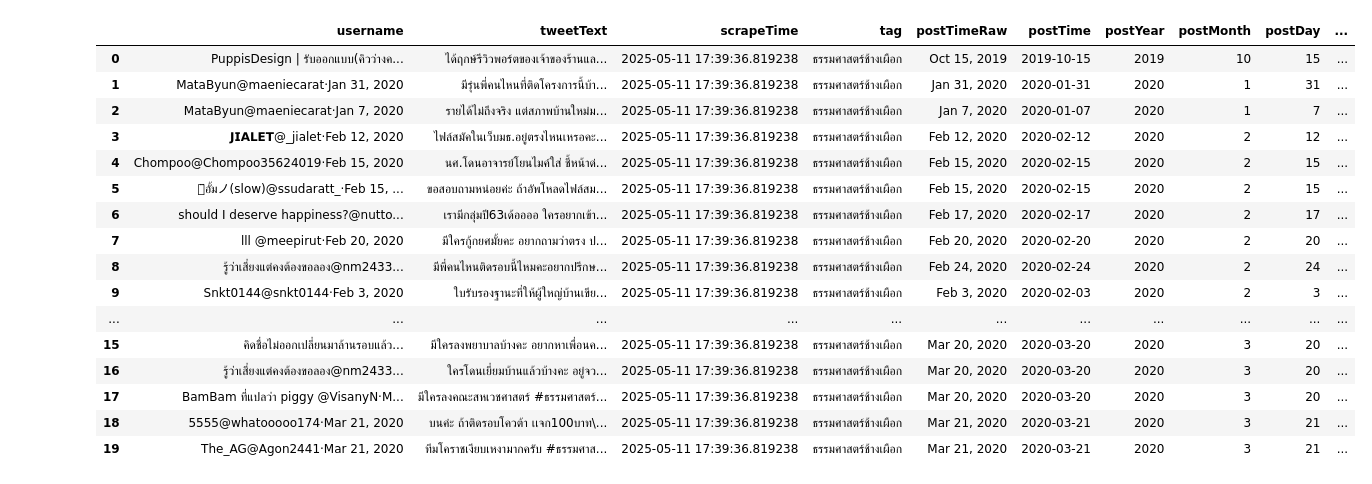
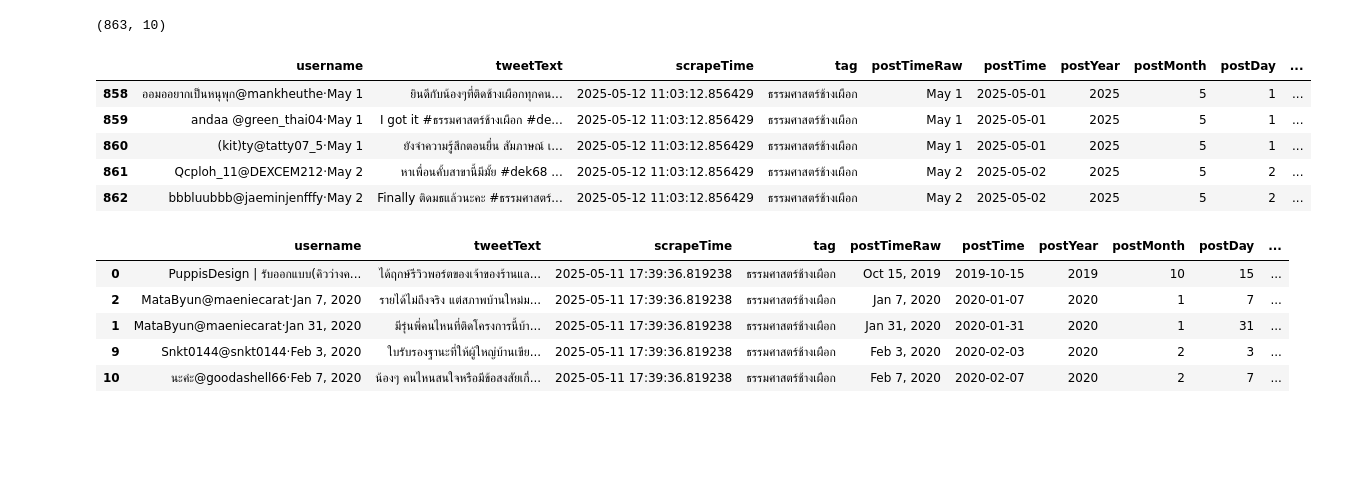
Before and after one commit to sunwasan/DSI321-big-data-infrastructure, a Jupyter notebook: src/jupyter/notebook.ipynb, the cells around one changed output. Saved outputs shown, nothing was run; the diff lists cells and outputs as text; code cells hidden in the pictures; blank space fills up the shorter version.

```diff
--- a/src/jupyter/notebook.ipynb
+++ b/src/jupyter/notebook.ipynb
@@ -53,24 +19,24 @@ all_parquet = list(data_dir.rglob("*.parquet"))
 # %%
 import pandas as pd
 df = pd.read_parquet(all_parquet)
+df.sort_values(by=['postTime'], ascending=True, inplace=True)
+df.drop_duplicates(subset="tweetText")
 df['index'] = df.index + 1
 df['postTime'] = df['postTime'].dt.strftime('%Y-%m-%d')
-df.head(20)
+print(df.shape)
+display(df.tail(5))
+display(df.head(5))
 # %% [output]
+(863, 10)
 |  | username | tweetText | scrapeTime | tag | postTimeRaw | postTime | postYear | postMonth | postDay | ... |
-| 0 | PuppisDesign | รับออกแบบ(คิวว่างค... | ได้ฤกษ์รีวิวพอร์ตของเจ้าของร้านแล... | 2025-05-11 17:39:36.819238 | ธรรมศาสตร์ช้างเผือก | Oct 15, 2019 | 2019-10-15 | 2019 | 10 | 15 | ... |
-| 1 | MataByun@maeniecarat·Jan 31, 2020 | มีรุ่นพี่คนไหนที่ติดโครงการนี้บ้า... | 2025-05-11 17:39:36.819238 | ธรรมศาสตร์ช้างเผือก | Jan 31, 2020 | 2020-01-31 | 2020 | 1 | 31 | ... |
-| 2 | MataByun@maeniecarat·Jan 7, 2020 | รายได้ไม่ถึงจริง แต่สภาพบ้านใหม่ม... | 2025-05-11 17:39:36.819238 | ธรรมศาสตร์ช้างเผือก | Jan 7, 2020 | 2020-01-07 | 2020 | 1 | 7 | ... |
-| 3 | 𝗝𝗜𝗔𝗟𝗘𝗧@_jialet·Feb 12, 2020 | ไฟล์สมัคในเว็บมธ.อยู่ตรงไหนเหรอคะ... | 2025-05-11 17:39:36.819238 | ธรรมศาสตร์ช้างเผือก | Feb 12, 2020 | 2020-02-12 | 2020 | 2 | 12 | ... |
-| 4 | Chompoo@Chompoo35624019·Feb 15, 2020 | นศ.โดนอาจารย์โยนไมค์ใส่ ชี้หน้าด่... | 2025-05-11 17:39:36.819238 | ธรรมศาสตร์ช้างเผือก | Feb 15, 2020 | 2020-02-15 | 2020 | 2 | 15 | ... |
-| 5 | ᯅ̈อั้มノ(slow)@ssudaratt_·Feb 15, ... | ขอสอบถามหน่อยค่ะ ถ้าอัพโหลดไฟล์สม... | 2025-05-11 17:39:36.819238 | ธรรมศาสตร์ช้างเผือก | Feb 15, 2020 | 2020-02-15 | 2020 | 2 | 15 | ... |
-| 6 | should I deserve happiness?@nutto... | เรามีกลุ่มปี63เด้ออออ ใครอยากเข้า... | 2025-05-11 17:39:36.819238 | ธรรมศาสตร์ช้างเผือก | Feb 17, 2020 | 2020-02-17 | 2020 | 2 | 17 | ... |
-| 7 | lll @meepirut·Feb 20, 2020 | มีใครกู้กยศมั้ยคะ อยากถามว่าตรง ป... | 2025-05-11 17:39:36.819238 | ธรรมศาสตร์ช้างเผือก | Feb 20, 2020 | 2020-02-20 | 2020 | 2 | 20 | ... |
-| 8 | รู้ว่าเสี่ยงแต่คงต้องขอลอง@nm2433... | มีพี่คนไหนติดรอบนี้ไหมคะอยากปรึกษ... | 2025-05-11 17:39:36.819238 | ธรรมศาสตร์ช้างเผือก | Feb 24, 2020 | 2020-02-24 | 2020 | 2 | 24 | ... |
-| 9 | Snkt0144@snkt0144·Feb 3, 2020 | ใบรับรองฐานะที่ให้ผู้ใหญ่บ้านเขีย... | 2025-05-11 17:39:36.819238 | ธรรมศาสตร์ช้างเผือก | Feb 3, 2020 | 2020-02-03 | 2020 | 2 | 3 | ... |
-| ... | ... | ... | ... | ... | ... | ... | ... | ... | ... | ... |
-| 15 | คิดชื่อไม่ออกเปลี่ยนมาล้านรอบแล้ว... | มีใครลงพยาบาลบ้างคะ อยากหาเพื่อนค... | 2025-05-11 17:39:36.819238 | ธรรมศาสตร์ช้างเผือก | Mar 20, 2020 | 2020-03-20 | 2020 | 3 | 20 | ... |
-| 16 | รู้ว่าเสี่ยงแต่คงต้องขอลอง@nm2433... | ใครโดนเยี่ยมบ้านแล้วบ้างคะ อยู่จว... | 2025-05-11 17:39:36.819238 | ธรรมศาสตร์ช้างเผือก | Mar 20, 2020 | 2020-03-20 | 2020 | 3 | 20 | ... |
-| 17 | BamBam ที่แปลว่า piggy @VisanyN·M... | มีใครลงคณะสหเวชศาสตร์ #ธรรมศาสตร์... | 2025-05-11 17:39:36.819238 | ธรรมศาสตร์ช้างเผือก | Mar 20, 2020 | 2020-03-20 | 2020 | 3 | 20 | ... |
-| 18 | 5555@whatooooo174·Mar 21, 2020 | บนค่ะ ถ้าติดรอบโควต้า เเจก100บาท\... | 2025-05-11 17:39:36.819238 | ธรรมศาสตร์ช้างเผือก | Mar 21, 2020 | 2020-03-21 | 2020 | 3 | 21 | ... |
-| 19 | The_AG@Agon2441·Mar 21, 2020 | ทีมโคราชเงียบเหงามากครับ #ธรรมศาส... | 2025-05-11 17:39:36.819238 | ธรรมศาสตร์ช้างเผือก | Mar 21, 2020 | 2020-03-21 | 2020 | 3 | 21 | ... |
+| 858 | ออมออยากเป็นหนุพุก@mankheuthe·May 1 | ยินดีกับน้องๆที่ติดช้างเผือกทุกคน... | 2025-05-12 11:03:12.856429 | ธรรมศาสตร์ช้างเผือก | May 1 | 2025-05-01 | 2025 | 5 | 1 | ... |
+| 859 | andaa @green_thai04·May 1 | I got it #ธรรมศาสตร์ช้างเผือก #de... | 2025-05-12 11:03:12.856429 | ธรรมศาสตร์ช้างเผือก | May 1 | 2025-05-01 | 2025 | 5 | 1 | ... |
+| 860 | (kit)ty@tatty07_5·May 1 | ยังจำความรู้สึกตอนยื่น สัมภาษณ์ เ... | 2025-05-12 11:03:12.856429 | ธรรมศาสตร์ช้างเผือก | May 1 | 2025-05-01 | 2025 | 5 | 1 | ... |
+| 861 | Qcploh_11@DEXCEM212·May 2 | หาเพื่อนคั้บสาขานี้มีมั้ย #dek68 ... | 2025-05-12 11:03:12.856429 | ธรรมศาสตร์ช้างเผือก | May 2 | 2025-05-02 | 2025 | 5 | 2 | ... |
+| 862 | bbbluubbb@jaeminjenfffy·May 2 | Finally ติดมธแล้วนะคะ #ธรรมศาสตร์... | 2025-05-12 11:03:12.856429 | ธรรมศาสตร์ช้างเผือก | May 2 | 2025-05-02 | 2025 | 5 | 2 | ... |
+|  | username | tweetText | scrapeTime | tag | postTimeRaw | postTime | postYear | postMonth | postDay | ... |
+| 0 | PuppisDesign | รับออกแบบ(คิวว่างค... | ได้ฤกษ์รีวิวพอร์ตของเจ้าของร้านแล... | 2025-05-11 17:39:36.819238 | ธรรมศาสตร์ช้างเผือก | Oct 15, 2019 | 2019-10-15 | 2019 | 10 | 15 | ... |
+| 2 | MataByun@maeniecarat·Jan 7, 2020 | รายได้ไม่ถึงจริง แต่สภาพบ้านใหม่ม... | 2025-05-11 17:39:36.819238 | ธรรมศาสตร์ช้างเผือก | Jan 7, 2020 | 2020-01-07 | 2020 | 1 | 7 | ... |
+| 1 | MataByun@maeniecarat·Jan 31, 2020 | มีรุ่นพี่คนไหนที่ติดโครงการนี้บ้า... | 2025-05-11 17:39:36.819238 | ธรรมศาสตร์ช้างเผือก | Jan 31, 2020 | 2020-01-31 | 2020 | 1 | 31 | ... |
+| 9 | Snkt0144@snkt0144·Feb 3, 2020 | ใบรับรองฐานะที่ให้ผู้ใหญ่บ้านเขีย... | 2025-05-11 17:39:36.819238 | ธรรมศาสตร์ช้างเผือก | Feb 3, 2020 | 2020-02-03 | 2020 | 2 | 3 | ... |
+| 10 | นะค่ะ@goodashell66·Feb 7, 2020 | น้องๆ คนไหนสนใจหรือมีข้อสงสัยเกี่... | 2025-05-11 17:39:36.819238 | ธรรมศาสตร์ช้างเผือก | Feb 7, 2020 | 2020-02-07 | 2020 | 2 | 7 | ... |
```
Also changed, not shown: parts of 20 cells of this notebook.
